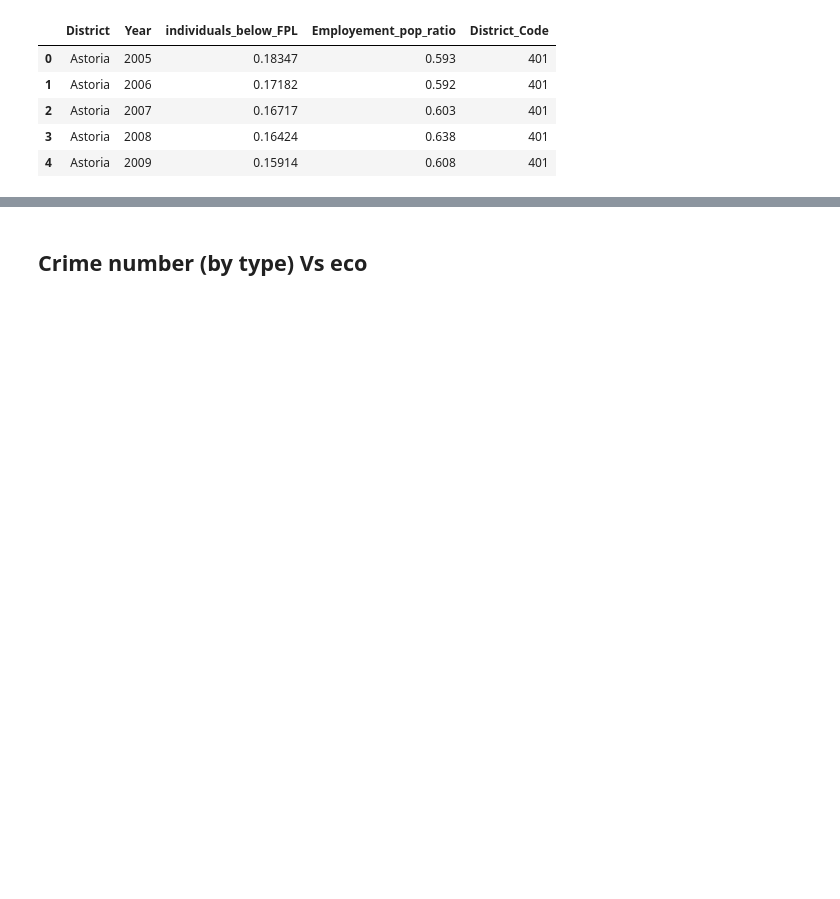
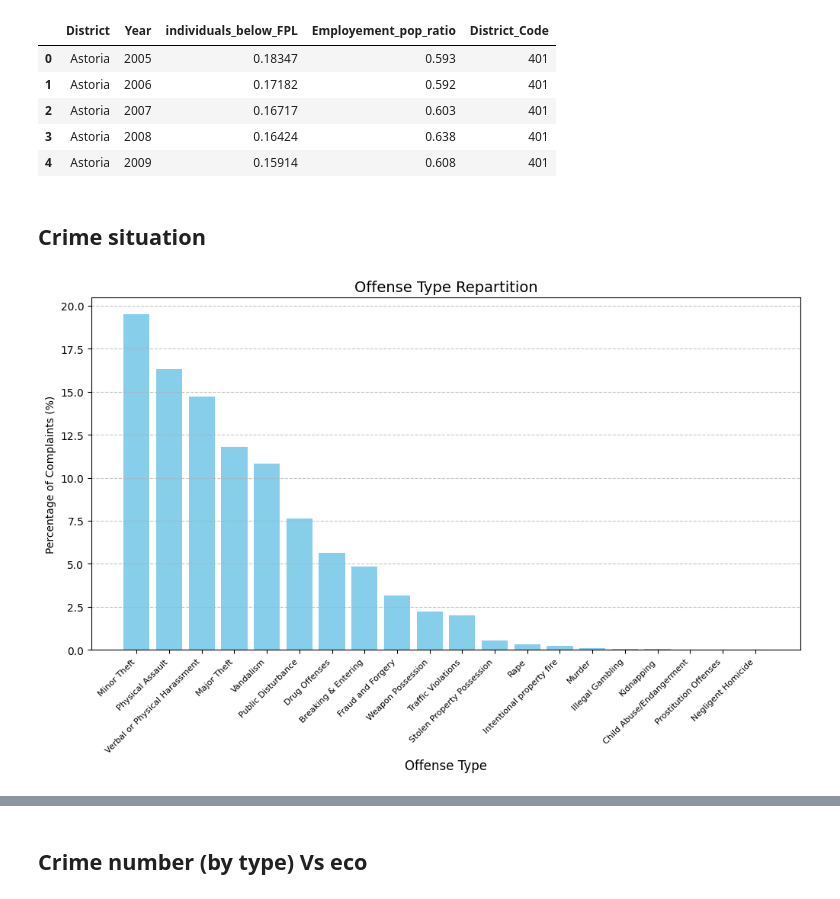
Before and after one commit to com-480-data-visualization/BluePink, a Jupyter notebook: notebooks/EDA2.ipynb, the cells around one changed output, grey strips where cells are left out. Drawn from its saved outputs; the diff is of its cells as text; code cells hidden in the pictures; blank space fills up the shorter version.

```diff
--- a/notebooks/EDA2.ipynb
+++ b/notebooks/EDA2.ipynb
@@ -31,3 +169,20 @@ df_eco.head()
 | 2 | Astoria | 2007 | 0.16717 | 0.603 | 401 |
 | 3 | Astoria | 2008 | 0.16424 | 0.638 | 401 |
 | 4 | Astoria | 2009 | 0.15914 | 0.608 | 401 |
+# %% [markdown]
+## Crime situation
+# %%
+offense_percentage = (df['OFNS_DESC'].value_counts(normalize=True) * 100)
+
+plt.figure(figsize=(12, 6))
+plt.bar(offense_percentage.index, offense_percentage.values, color='skyblue')
+
+plt.xticks(rotation=45, ha='right', fontsize=8)
+plt.ylabel("Percentage of Complaints (%)", fontsize=10)
+plt.xlabel("Offense Type", fontsize=12)
+plt.title("Offense Type Repartition", fontsize=14)
+plt.grid(axis='y', linestyle='--', alpha=0.7)
+
+plt.show()
+# %% [output]
+[figure, added]
```
Also changed, not shown: parts of 8 cells of this notebook, 9 other files.
